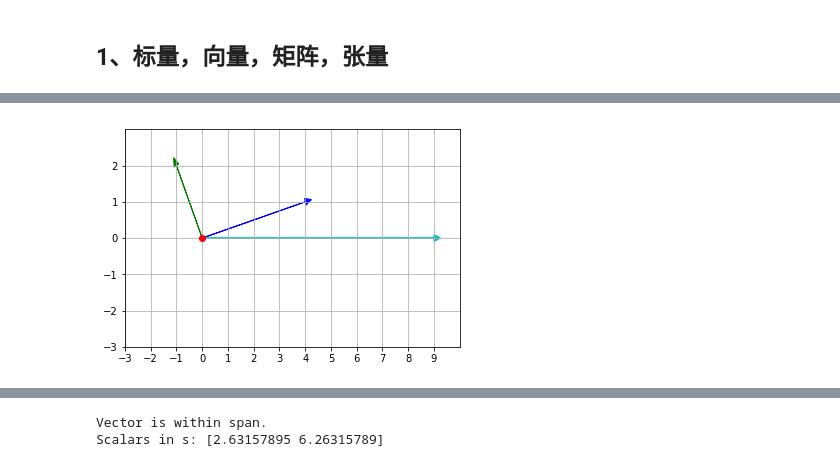
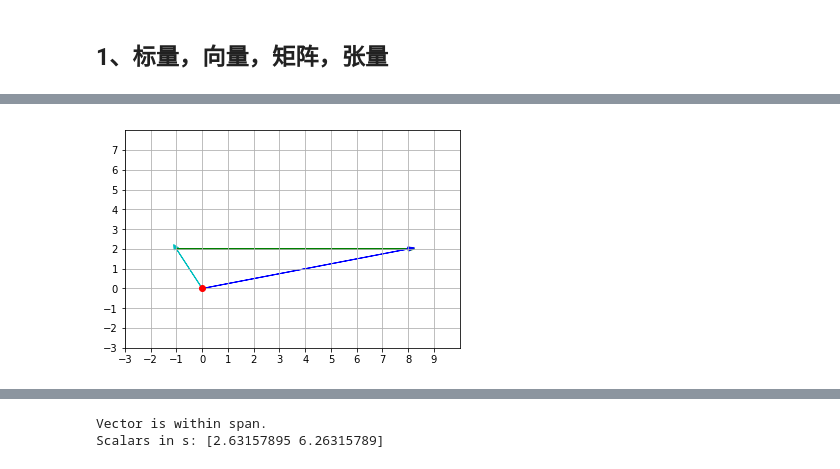
Before and after one commit to zjzj1992/Linear-Algebra, a Jupyter notebook: p3_Linear_Algebra.ipynb, the cells around one changed output, grey strips where cells are left out. Saved outputs shown, nothing was run; the diff lists cells and outputs as text; code cells hidden in the pictures.

```diff
--- a/p3_Linear_Algebra.ipynb
+++ b/p3_Linear_Algebra.ipynb
@@ -128,42 +128,48 @@ w = np.array([-1,2])
 #Define vector 2v-w as t
 t = 2*v-w
 
+#Define vector 2v
+v_2 = 2 * v
+
 # Creates axes of plot referenced 'ax'
 ax = plt.axes()
 
 # Plots red dot at origin (0,0)
 ax.plot(0,0,'or')
 
 # Plots vector v as blue arrow starting at origin 0,0
-ax.arrow(0,0,*v,color='b',head_width=0.20,head_length=0.25)
+#ax.arrow(0,0,*v,color='b',head_width=0.20,head_length=0.25)
 
 # Plots vector w as blue arrow starting at origin 0,0
-ax.arrow(0,0,*w,color='g',head_width=0.20,head_length=0.25)
+ax.arrow(0,0,*w,color='c',head_width=0.20,head_length=0.25)
 
 # Plots vector t as blue arrow starting at origin 0,0
-ax.arrow(0,0,*t,color='c',head_width=0.20,head_length=0.25)
+ax.arrow(w[0],w[1],*t,color='g',head_width=0.20,head_length=0.25)
+
+# Plots vector 2v as blue arrow starting at origin 0,0
+ax.arrow(0,0,*v_2,color='b',head_width=0.20,head_length=0.25)
 
 # Sets limit for plot for x-axis
 plt.xlim(-3, 10)
 
 # Set major ticks for x-axis
 major_xticks = np.arange(-3, 10)
 ax.set_xticks(major_xticks)
 
 # Sets limit for plot for y-axis
-plt.ylim(-3, 3)
+plt.ylim(-3,8)
 
 # Set major ticks for y-axis
-major_yticks = np.arange(-3, 3)
+major_yticks = np.arange(-3,8)
 ax.set_yticks(major_yticks)
 
 # Creates gridlines for only major tick marks
 plt.grid(b=True, which='major')
 
 # Displays final plot
 plt.show()
 # %% [output]
-[figure, old version]
+[figure, new version]
 # %% [markdown]
 例题，方程组求解：
 $$
```
Also changed, not shown: parts of 22 cells of this notebook, 1 other file.
